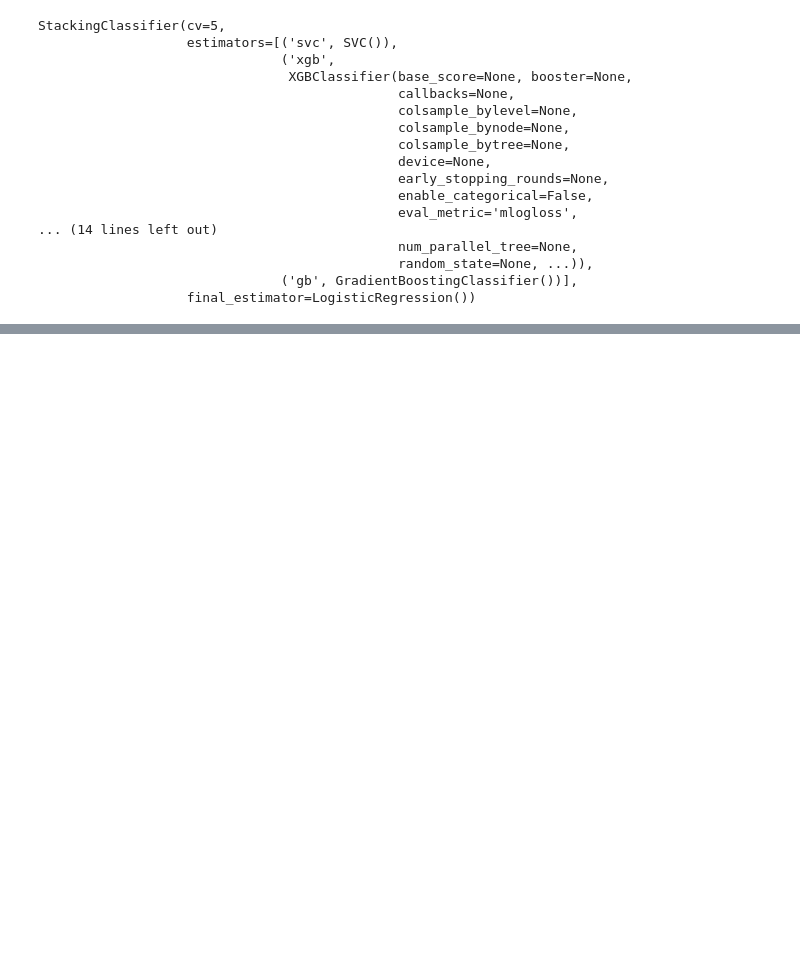
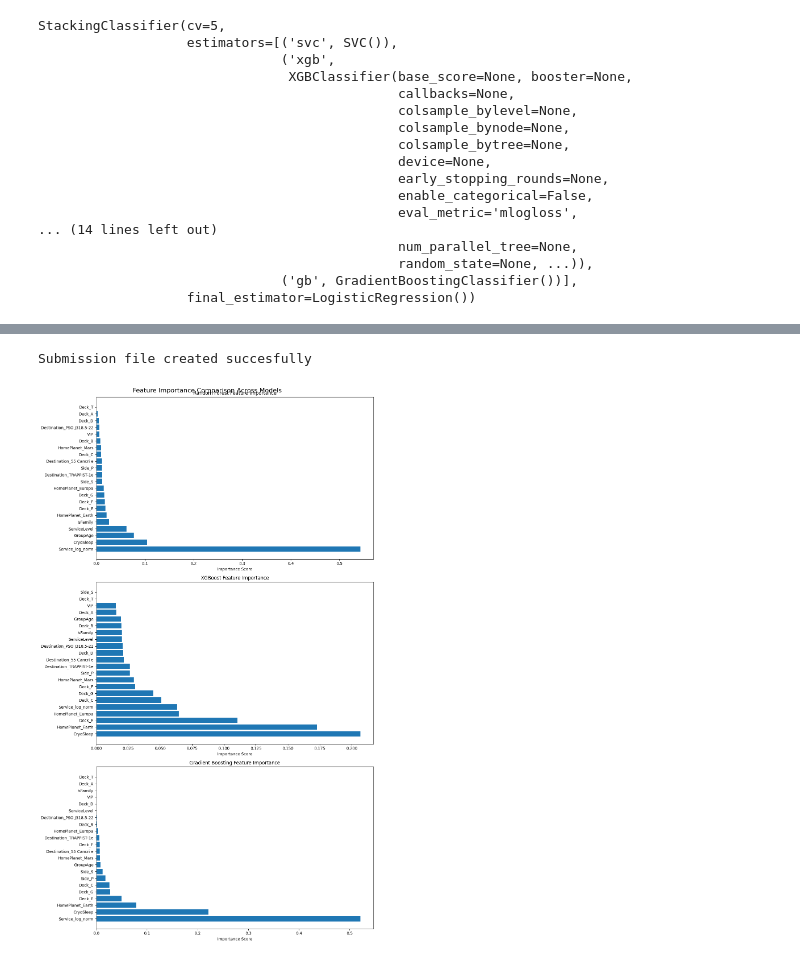
Before and after one commit to SebasKHE/data-science-kaggle-competitions, a Jupyter notebook: spaceship-titanic/space-titanic-project.ipynb, the cells around one changed output, grey strips where cells are left out. Drawn from its saved outputs; the diff is of its cells as text; code cells hidden in the pictures; blank space fills up the shorter version.

Commit message:
Last changes fro the jupiter applyed

```diff
--- a/spaceship-titanic/space-titanic-project.ipynb
+++ b/spaceship-titanic/space-titanic-project.ipynb
@@ -543,3 +547,5 @@ processed_train_df
+# %%
+processed_test_df.drop(columns=['Services_log', 'Id ####', 'Id ##', 'Services', 'FirstName', 'LastName', 'Number'], inplace=True)
 # %%
 from sklearn.preprocessing import LabelEncoder
 
@@ -548,8 +554,13 @@ encoder = LabelEncoder()
 processed_train_df['ServiceLevel'] = encoder.fit_transform(processed_train_df['ServiceLevel'])
 processed_train_df['GroupAge'] = encoder.fit_transform(processed_train_df['GroupAge'])
 processed_train_df = pd.get_dummies(processed_train_df, columns=['HomePlanet', 'Destination'])
+
+processed_test_df['ServiceLevel'] = encoder.fit_transform(processed_test_df['ServiceLevel'])
+processed_test_df['GroupAge'] = encoder.fit_transform(processed_test_df['GroupAge'])
+processed_test_df = pd.get_dummies(processed_test_df, columns=['HomePlanet', 'Destination'])
 # %%
 processed_train_df = pd.get_dummies(processed_train_df, columns=['Deck', 'Side'])
+processed_test_df = pd.get_dummies(processed_test_df, columns=['Deck', 'Side'])
 # %%
 processed_train_df
 # %% [output]
@@ -818,6 +839,6 @@ StackingClassifier(cv=5,
                                ('gb', GradientBoostingClassifier())],
                    final_estimator=LogisticRegression())
 # %%
-X = test_df.drop(columns=['PassengerId', 'Name', 'FirstName', 'LastName'])
-X = pd.get_dummies(X)
-test_df['Transported'] = stacking_model.predict(X)
+X = processed_test_df.drop(columns=['PassengerId'])
+
+processed_test_df['Transported'] = stacking_model.predict(X)
@@ -829,6 +861,8 @@ Feature names unseen at fit time:
 # %%
-submission = test_df[['PassengerID', 'Transported']]
+submission = processed_test_df[['PassengerId', 'Transported']]
 submission['Transported'] = submission['Transported'].astype(bool)
 submission.to_csv('submission.csv', index=False)
 
 print('Submission file created succesfully')
+# %% [output]
+Submission file created succesfully
@@ -836,0 +869,55 @@ X_train
+# %%
+import pandas as pd
+import numpy as np
+
+import matplotlib.pyplot as plt
+
+# Get feature names
+feature_names = X.columns
+
+# Get feature importance from different models
+importances = {}
+
+# Random Forest importance
+rf_model = RandomForestClassifier(random_state=42)
+rf_model.fit(X_train, y_train)
+importances['Random Forest'] = rf_model.feature_importances_
+
+# XGBoost importance
+xgb_model = XGBClassifier(random_state=42)
+xgb_model.fit(X_train, y_train)
+importances['XGBoost'] = xgb_model.feature_importances_
+
+# Gradient Boosting importance
+gb_model = GradientBoostingClassifier(random_state=42)
+gb_model.fit(X_train, y_train)
+importances['Gradient Boosting'] = gb_model.feature_importances_
+
+# Create a figure with subplots
+fig, axes = plt.subplots(3, 1, figsize=(12, 20))
+fig.suptitle('Feature Importance Comparison Across Models', fontsize=16)
+
+# Plot for each model
+for idx, (model_name, importance) in enumerate(importances.items()):
+    # Sort importance
+    indices = np.argsort(importance)[::-1]
+
+    # Plot
+    axes[idx].barh(range(len(importance)), importance[indices])
+    axes[idx].set_yticks(range(len(importance)))
+    axes[idx].set_yticklabels(feature_names[indices])
+    axes[idx].set_title(f'{model_name} Feature Importance')
+    axes[idx].set_xlabel('Importance Score')
+
+plt.tight_layout()
+plt.show()
+
+# Print top 5 most important features for each model
+print("\nTop 5 Most Important Features by Model:")
+for model_name, importance in importances.items():
+    print(f"\n{model_name}:")
+    indices = np.argsort(importance)[::-1]
+    for i in range(5):
+        print(f"{feature_names[indices[i]]}: {importance[indices[i]]:.4f}")
+# %% [output]
+[figure, added]
```
Also changed, not shown: parts of 14 cells of this notebook.
